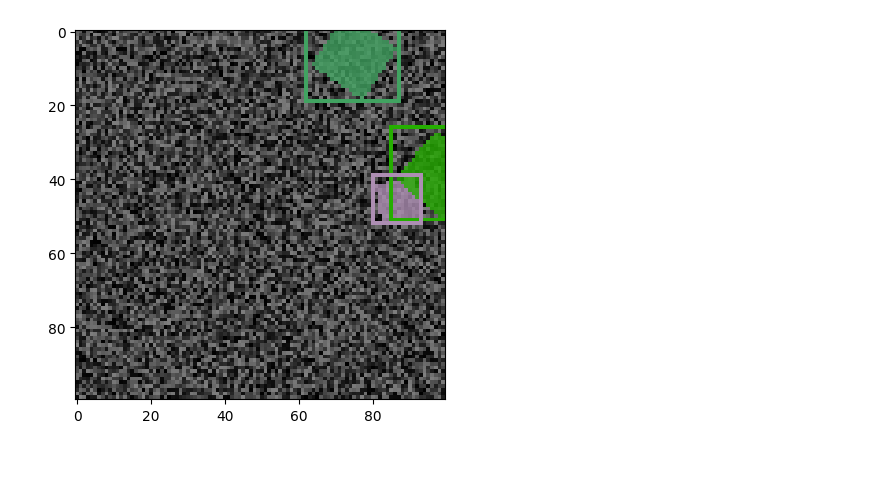
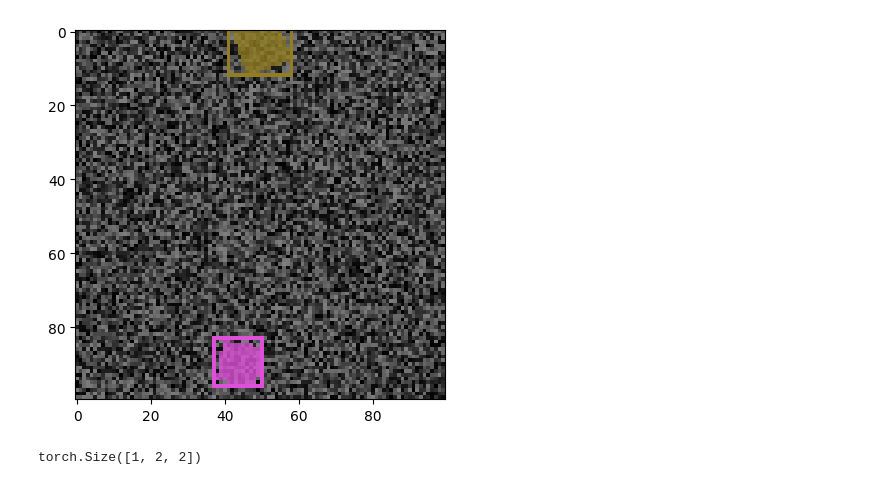
Before and after one commit to Whatisthisname/bbox-diffusion, a Jupyter notebook: toy_dataset.ipynb, the cells around one changed output. Drawn from its saved outputs; the diff is of its cells as text; code cells hidden in the pictures.

```diff
--- a/toy_dataset.ipynb
+++ b/toy_dataset.ipynb
@@ -1,30 +1,28 @@
 # %%
 from torch import nn
 import torch
 import torchvision
 import matplotlib.pyplot as plt
 import square_data_generator
 from torchvision.utils import draw_bounding_boxes
 
-N_SQUARES =
+N_SQUARES = 2
 IMAGE_SIZE = (100, 100)
 
 test_img, test_bboxes, test_colors = square_data_generator.make_image(
     IMAGE_SIZE, N_SQUARES
 )
 pred_points = torchvision.ops.box_convert(test_bboxes, in_fmt="cxcywh", out_fmt="xyxy")
 
-tuple_colors = [tuple(x.tolist()) for x in test_colors]
-
 img_with_boxes = draw_bounding_boxes(
     (test_img.permute(2, 0, 1) * 255).to(torch.uint8),
     pred_points,
-    colors=tuple_colors,
+    colors=test_colors,
     width=1,
 )
 plt.imshow(img_with_boxes.permute(1, 2, 0));
 # %% [output]
-[figure, old version]
+[figure, new version]
 # %%
 from square_data_generator import label_sort_order_big_to_small
 
@@ -151 +213,9 @@ dataloader = torch.utils.data.DataLoader(dataset, batch_size=1, shuffle=True)
+# %%
+import pred_model
+
+model = pred_model.PointPredictor(n_output_boxes=N_SQUARES)
+
+model(torch.rand(1, 3, 100, 100)).shape
+# %% [output]
+torch.Size([1, 2, 2])
 # %%
```
Also changed, not shown: parts of 6 cells of this notebook, 3 other files.
